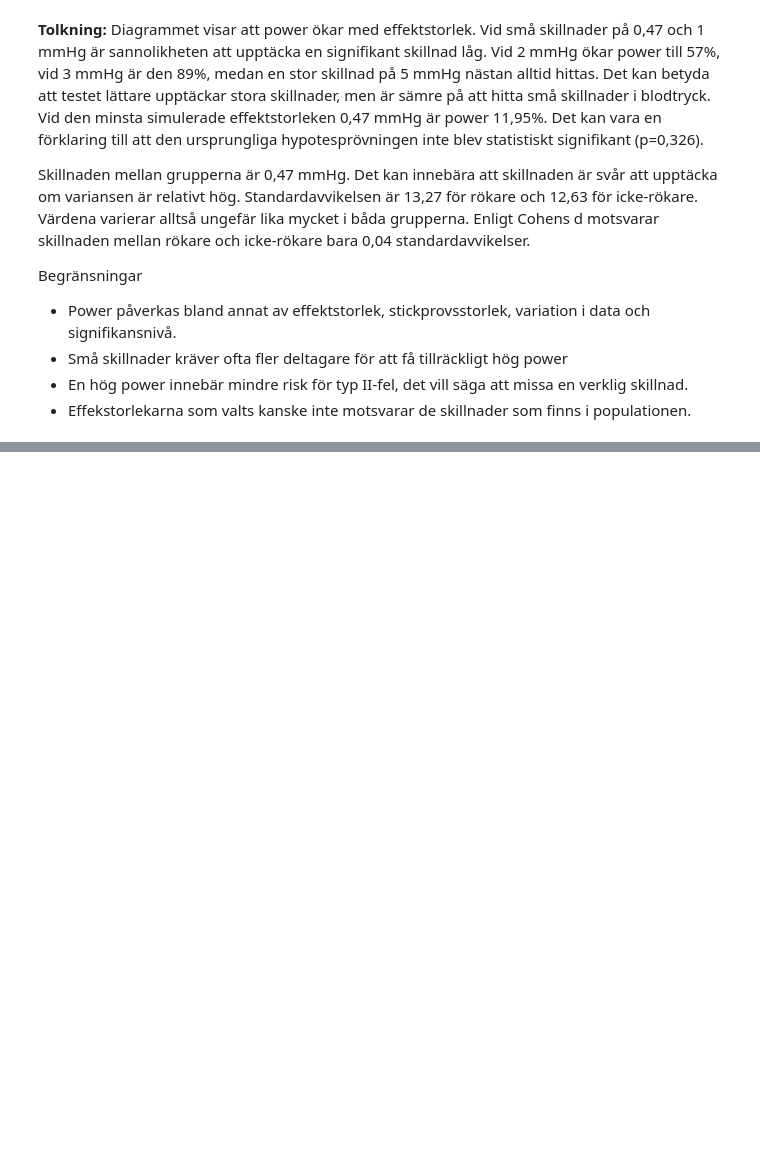
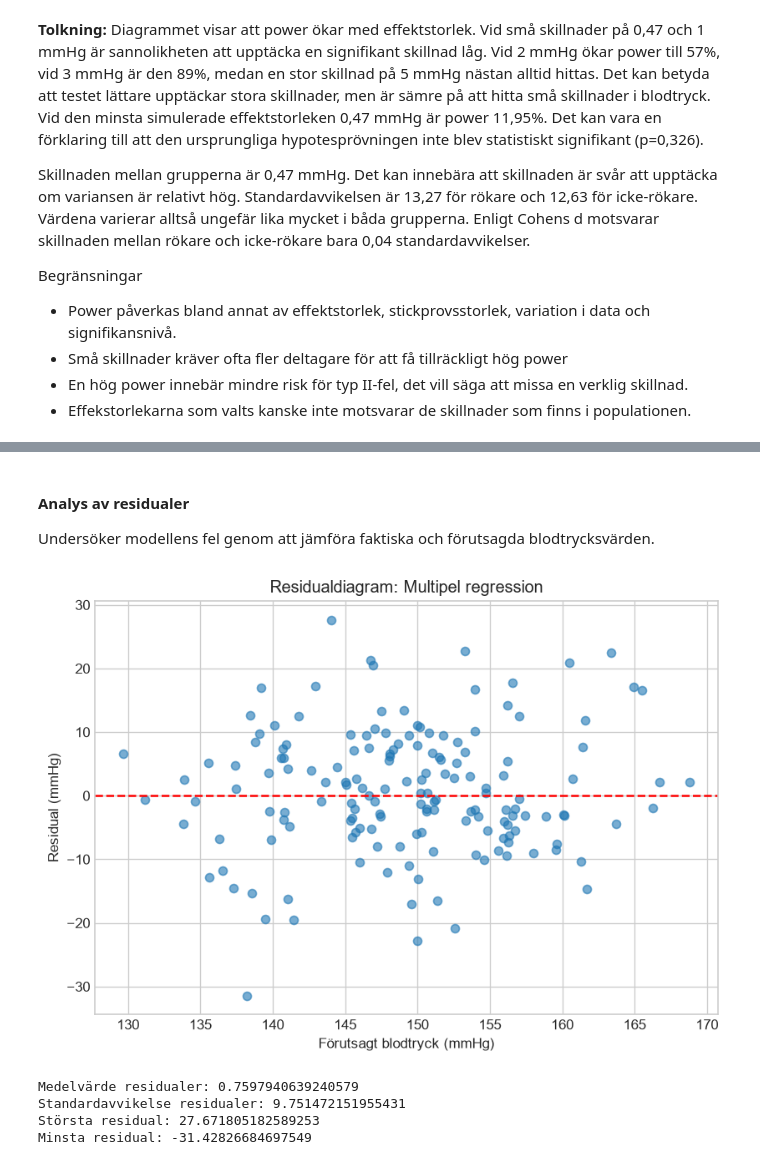
Before and after one commit to kape-code/health-study, a Jupyter notebook: report.ipynb, the cells around one changed output, grey strips where cells are left out. Drawn from its saved outputs; the diff is of its cells as text; code cells hidden in the pictures; blank space fills up the shorter version.

```diff
--- a/report.ipynb
+++ b/report.ipynb
@@ -982,0 +1219,27 @@ Begränsningar
+# %% [markdown]
+#### Analys av residualer
+Undersöker modellens fel genom att jämföra faktiska och förutsagda blodtrycksvärden.
+# %%
+residuals = y_test_multi - pred_multi
+
+plt.figure(figsize=(7, 5))
+plt.scatter(pred_multi, residuals, alpha=0.6)
+# plt.axhline(0, color="black", linestyle="--")
+plt.axhline(y=0, color="red", linestyle="--")
+plt.xlabel("Förutsagt blodtryck (mmHg)")
+plt.ylabel("Residual (mmHg)")
+plt.title("Residualdiagram: Multipel regression")
+plt.tight_layout()
+plt.show()
+# %% [output]
+[figure, added]
+# %%
+print("Medelvärde residualer:", residuals.mean())
+print("Standardavvikelse residualer:", residuals.std())
+print("Största residual:", residuals.max())
+print("Minsta residual:", residuals.min())
+# %% [output]
+Medelvärde residualer: 0.7597940639240579
+Standardavvikelse residualer: 9.751472151955431
+Största residual: 27.671805182589253
+Minsta residual: -31.42826684697549
```
Also changed, not shown: parts of 33 cells of this notebook, 2 other files.
